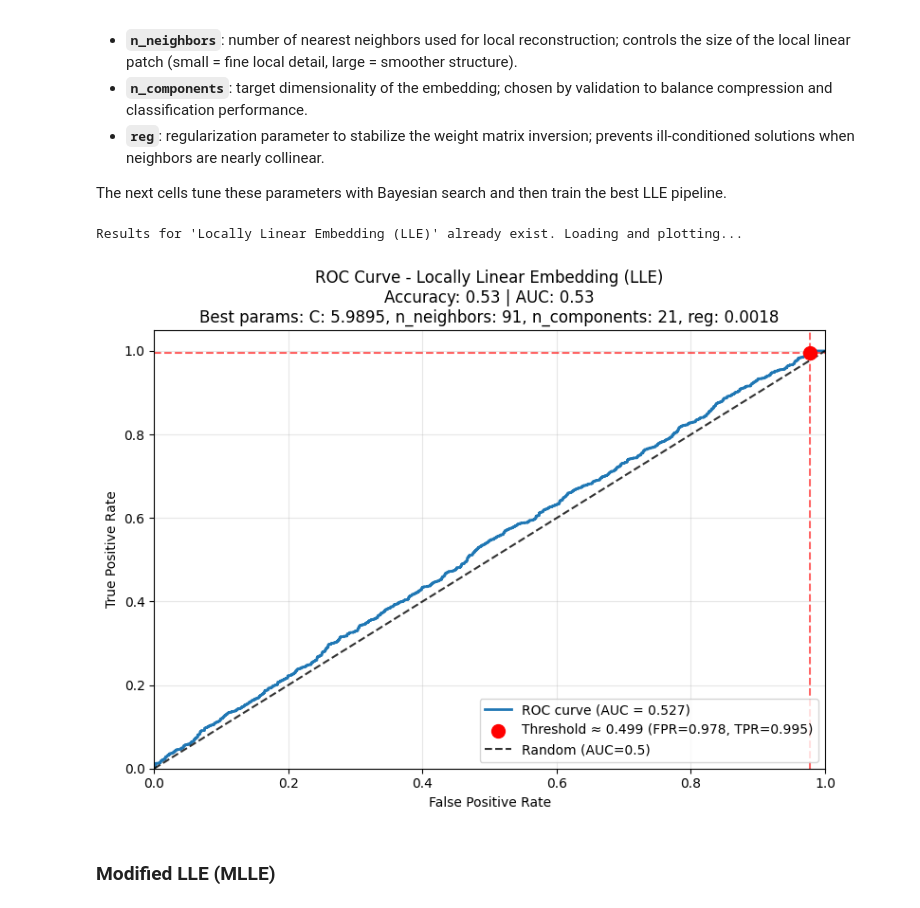
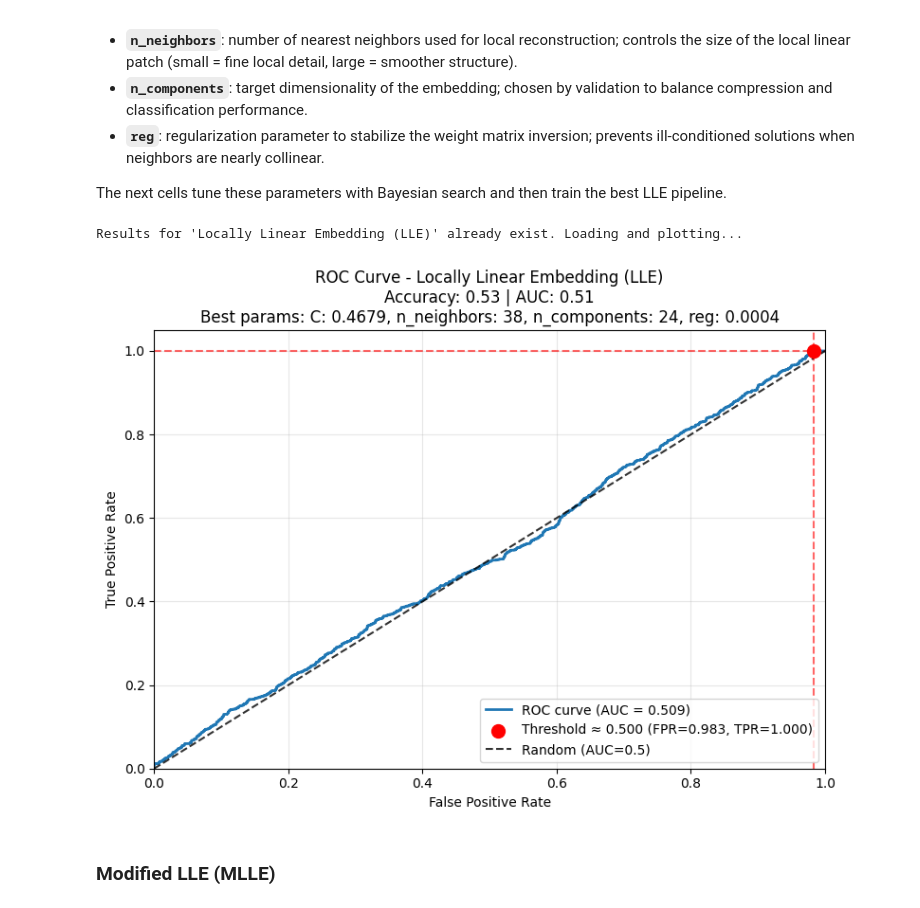
Before and after one commit to davidsmv/MachineLearningPortfolio, a Jupyter notebook: dimensionality_reduction/High_Dimensional_Datascape.ipynb, the cells around one changed output. Drawn from its saved outputs; the diff is of its cells as text; code cells hidden in the pictures.

```diff
--- a/dimensionality_reduction/High_Dimensional_Datascape.ipynb
+++ b/dimensionality_reduction/High_Dimensional_Datascape.ipynb
@@ -453,8 +453,8 @@ if should_evaluate(model_name):
 
     search_spaces = {
         'clf__C': Real(1e-4, 10, prior='log-uniform'),
-        'dim_red__n_neighbors': Integer(5, 10),
-        'dim_red__n_components': Integer(2, 20)
+        'dim_red__n_neighbors': Integer(2, 100),
+        'dim_red__n_components': Integer(2, 25)
     }
 
     opt = BayesSearchCV(
@@ -530,7 +514,7 @@ if should_evaluate(model_name):
     search_spaces = {
         'clf__C': Real(1e-4, 10, prior='log-uniform'),
         'dim_red__n_neighbors': Integer(26, 100),  # raised floor
-        'dim_red__n_components': Integer(10, 25),
+        'dim_red__n_components': Integer(2, 25),
         'dim_red__reg': Real(1e-4, 1e-1, prior='log-uniform')
     }
 
@@ -543,34 +527,34 @@ if should_evaluate(model_name):
         scoring='accuracy',
         n_jobs=-1,
         random_state=42,
         verbose=1
     )
 
     opt.fit(X_train, y_train)
     print("Best parameters:", opt.best_params_)
     print("Best Accuracy:", opt.best_score_)
 
 
     best_hyperparameter = {
         "C": opt.best_params_['clf__C'],
         "n_neighbors": opt.best_params_['dim_red__n_neighbors'],
         "n_components": opt.best_params_['dim_red__n_components'],
         "reg": opt.best_params_['dim_red__reg']
     }
 
     y_pred = opt.predict(X_test)
     y_score = opt.predict_proba(X_test)[:,1]
     evaluate_and_save_results(
         model_name, y_test, y_pred, y_score, best_hyperparameter
     )
     plot_model(model_name)
 
 else:
     print(f"Results for '{model_name}' already exist. Loading and plotting...")
     plot_model(model_name)
 # %% [output]
 Results for 'Locally Linear Embedding (LLE)' already exist. Loading and plotting...
-[figure, old version]
+[figure, new version]
 # %% [markdown]
 ###  Modified LLE (MLLE)
 # %% [markdown]
```
Also changed, not shown: parts of 15 cells of this notebook, 1 other file.
